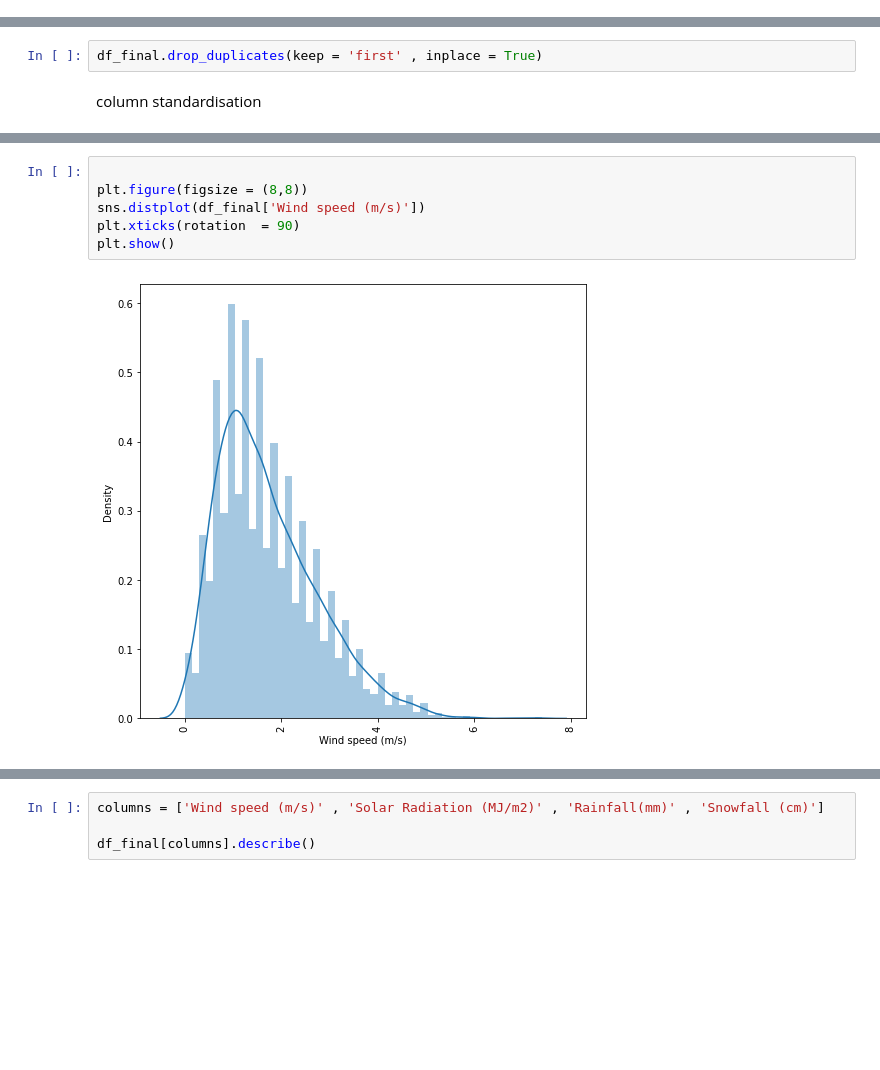
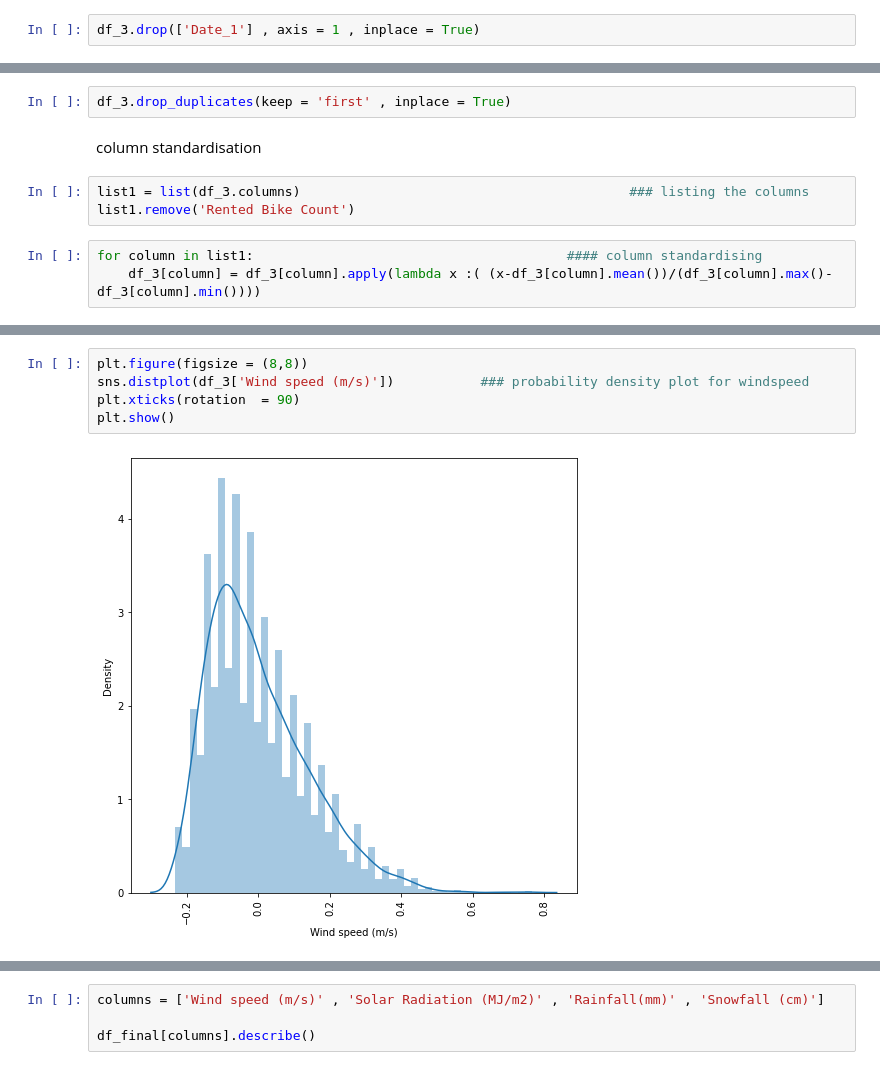
Before and after one commit to ydv1412/Bike-Sharing-Demand, a Jupyter notebook: Bike_Sharing_Demand_Prediction_Capstone_Project.ipynb, the cells around one changed output, grey strips where cells are left out. Cells and saved outputs as stored; diff of their text form; blank space fills up the shorter version.

```diff
--- a/Bike_Sharing_Demand_Prediction_Capstone_Project.ipynb
+++ b/Bike_Sharing_Demand_Prediction_Capstone_Project.ipynb
@@ -337,0 +315,2 @@ df_final.head(5)
+# %%
+df_3.drop(['Date_1'] , axis = 1 , inplace = True)
@@ -338,6 +326,12 @@ df_final.head(5)
 # %% [markdown]
 Dropping the duplicate values, if any
 # %%
-df_final.drop_duplicates(keep = 'first' , inplace = True)
+df_3.drop_duplicates(keep = 'first' , inplace = True)
 # %% [markdown]
 column standardisation
+# %%
+list1 = list(df_3.columns)                                          ### listing the columns
+list1.remove('Rented Bike Count')
+# %%
+for column in list1:                                        #### column standardising
+    df_3[column] = df_3[column].apply(lambda x :( (x-df_3[column].mean())/(df_3[column].max()-df_3[column].min())))
@@ -383,10 +370,9 @@ plt.show()
 # %%
-
 plt.figure(figsize = (8,8))
-sns.distplot(df_final['Wind speed (m/s)'])
+sns.distplot(df_3['Wind speed (m/s)'])           ### probability density plot for windspeed
 plt.xticks(rotation  = 90)
 plt.show()
 # %% [output]
-[figure, old version]
+[figure, new version]
 # %%
 plt.figure(figsize = (8,8))
```
Also changed, not shown: parts of 82 cells of this notebook.
